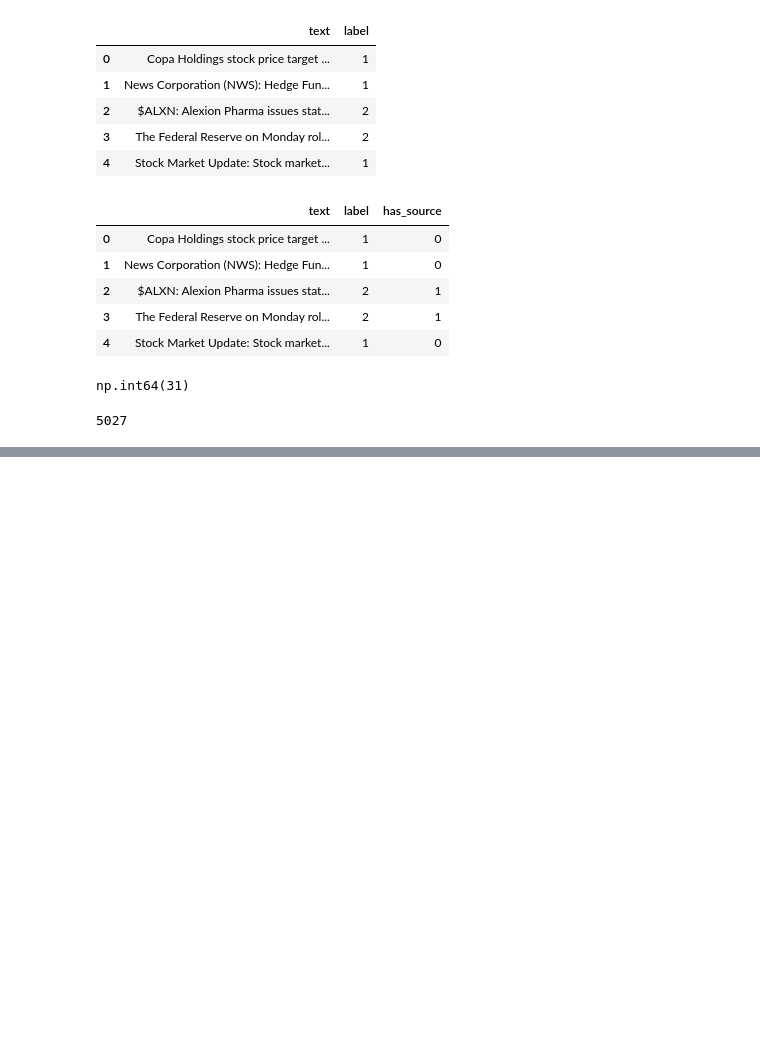
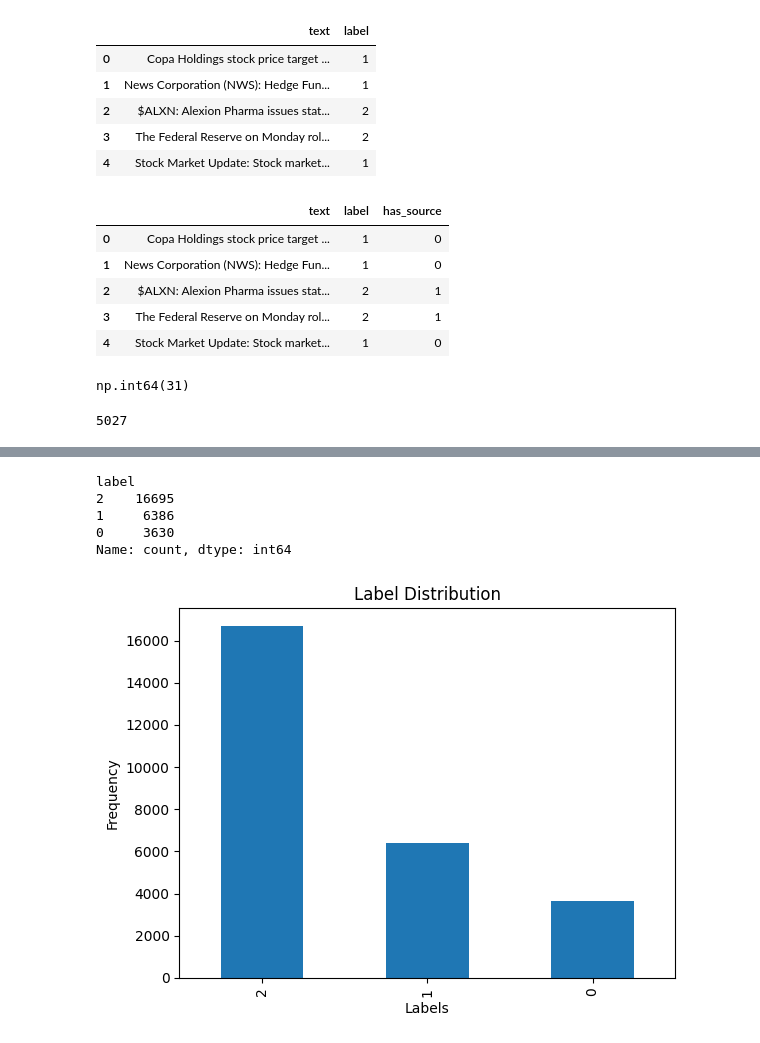
Before and after one commit to ForYourEyesOnlyyy/Sentiment_Analysis_for_Financial_News, a Jupyter notebook: notebooks/feature_engineering.ipynb, the cells around one changed output, grey strips where cells are left out. Cells and saved outputs as stored; diff of their text form; code cells hidden in the pictures; blank space fills up the shorter version.

```diff
--- a/notebooks/feature_engineering.ipynb
+++ b/notebooks/feature_engineering.ipynb
@@ -333,3 +333,8 @@ dataset = FinancialTweetsDataset(df['text'].tolist(), df['has_source'].tolist(),
 len(dataset)
 # %% [output]
 5027
+# %%
+import pandas as pd
+df = pd.read_csv("../data/processed/combined_full.csv")
+
+df.head()
@@ -335,0 +360,17 @@ len(dataset)
+# %%
+import matplotlib.pyplot as plt
+import seaborn as sns
+label_distribution = df['label'].value_counts()
+print(label_distribution)
+label_distribution.plot(kind='bar')
+plt.title('Label Distribution')
+plt.xlabel('Labels')
+plt.ylabel('Frequency')
+plt.show()
+# %% [output]
+label
+2    16695
+1     6386
+0     3630
+Name: count, dtype: int64
+[figure, added]
```
Also changed, not shown: parts of 6 cells of this notebook, 3 other files.
